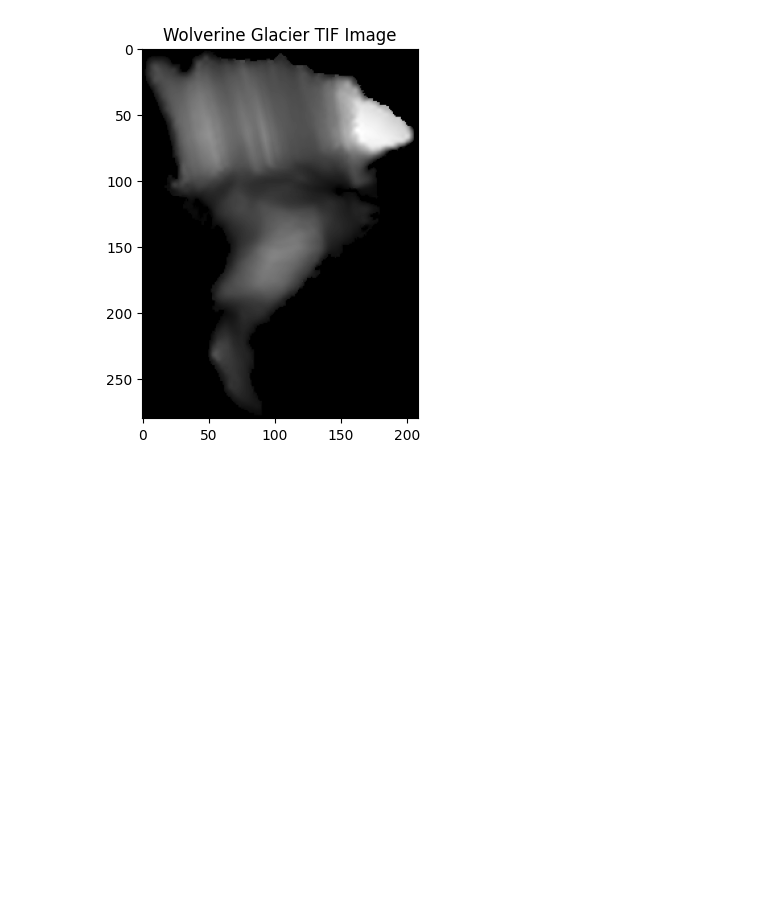
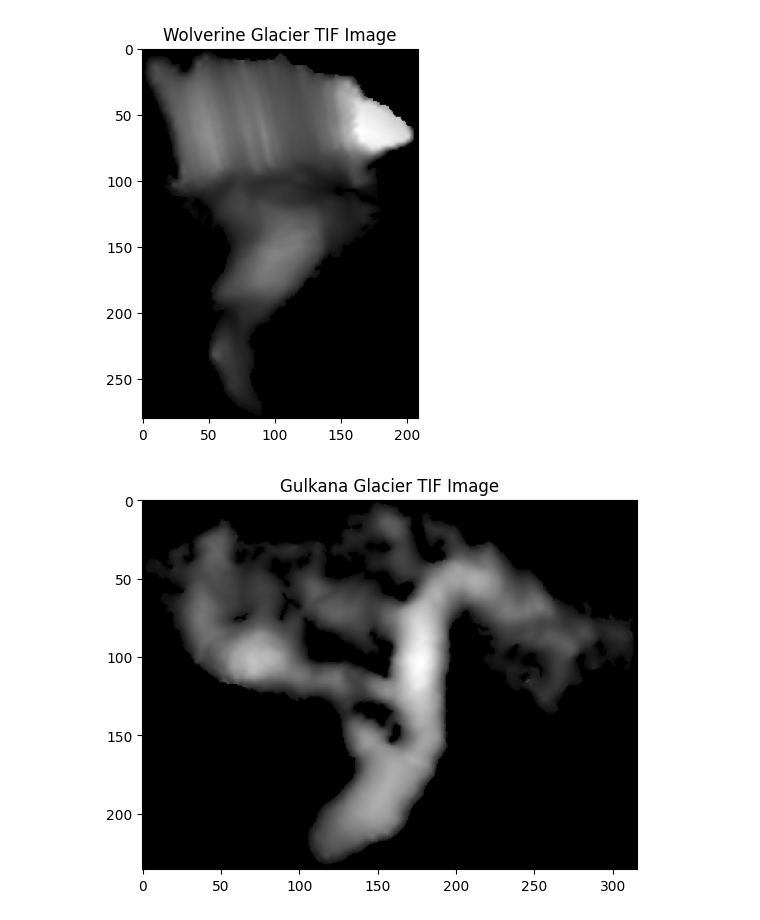
Before and after one commit to HUSILEBAI/icepack, a Jupyter notebook: RGI60_thickness_test.ipynb, the cells around one changed output. Cells and saved outputs as stored; diff of their text form; code cells hidden in the pictures; blank space fills up the shorter version.

```diff
--- a/RGI60_thickness_test.ipynb
+++ b/RGI60_thickness_test.ipynb
@@ -25,7 +25,7 @@ plt.show()
 [figure]
 # %%
 # Gulkana glacier
-tif_file = 'RGI60-01/RGI60-01.00_thickness.tif'
+tif_file = 'RGI60-01/RGI60-01.00570_thickness.tif'
 with rasterio.open(tif_file) as src:
     # read the image data
     tif_data = src.read(1)
@@ -35,5 +35,9 @@ with rasterio.open(tif_file) as src:
     count = src.count
     crs = src.crs
     transform = src.transform
-
-print('Number of bands in the TIF file:', count)
+# %%
+plt.imshow(tif_data, cmap='gray')
+plt.title("Gulkana Glacier TIF Image")
+plt.show()
+# %% [output]
+[figure, added]
```
